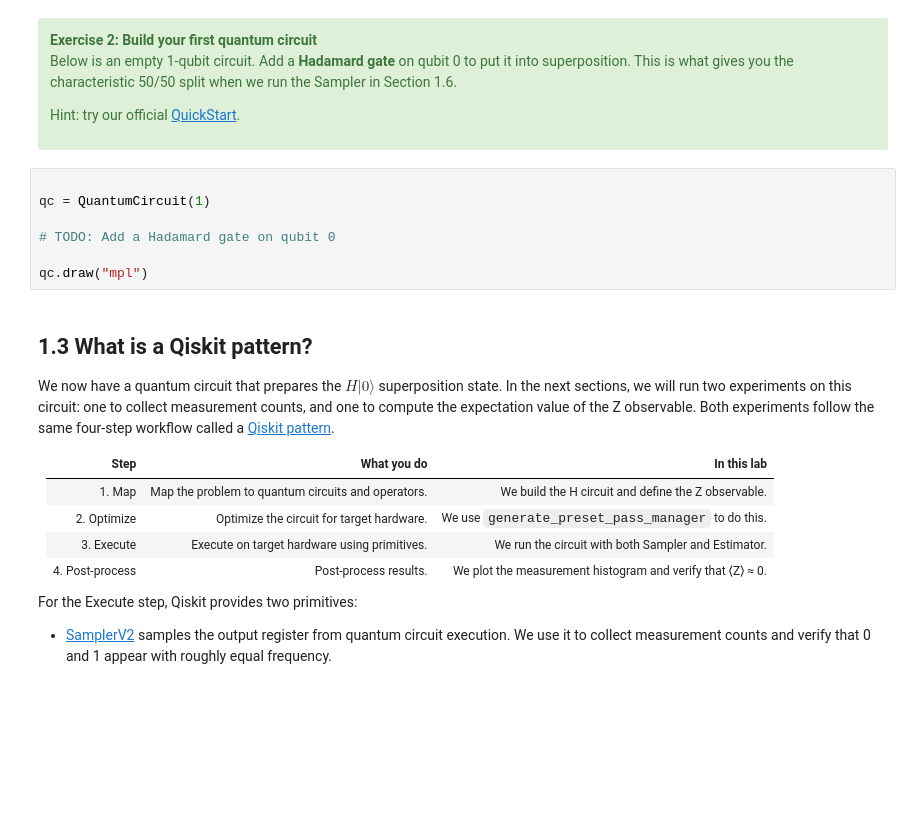
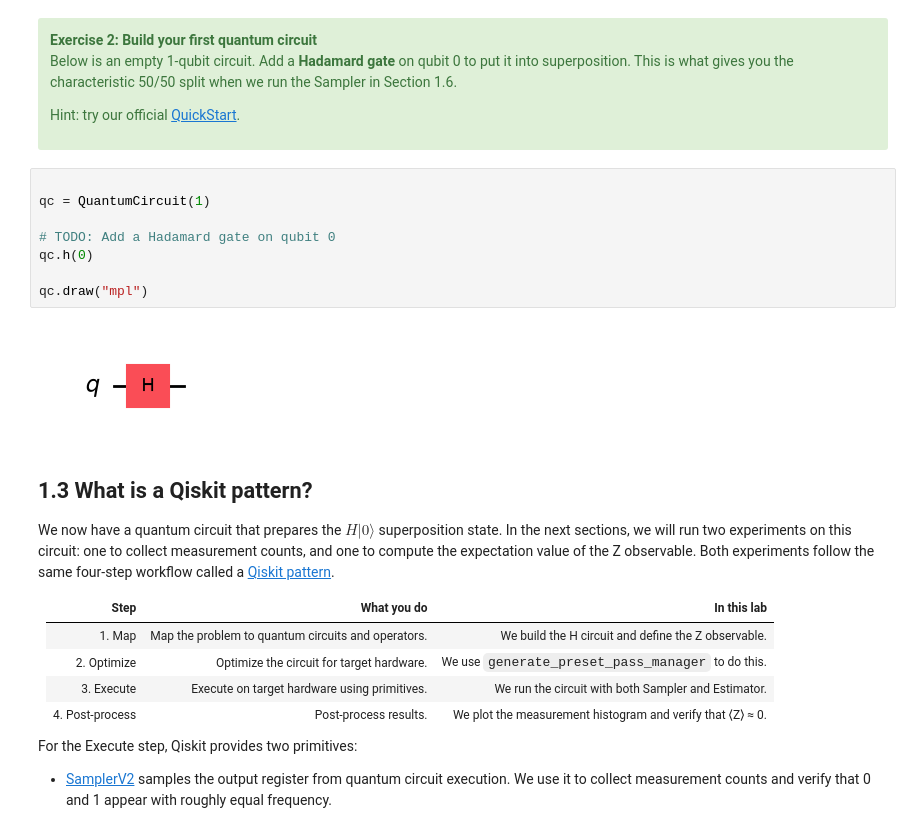
Before and after one commit to kqtiiv/a-decade-on-the-cloud, a Jupyter notebook: lab0/QGSS2026_Lab0.ipynb, the cells around one changed output. Drawn from its saved outputs; the diff is of its cells as text; blank space fills up the shorter version.

```diff
--- a/lab0/QGSS2026_Lab0.ipynb
+++ b/lab0/QGSS2026_Lab0.ipynb
@@ -197,10 +194,13 @@ Hint: try our official [QuickStart](https://quantum.cloud.ibm.com/docs/guides/qu
 # %%
 
 qc = QuantumCircuit(1)
 
 # TODO: Add a Hadamard gate on qubit 0
+qc.h(0)
 
 qc.draw("mpl")
+# %% [output]
+[figure, added]
 # %% [markdown]
 ## 1.3 What is a Qiskit pattern?
 
```
Also changed, not shown: parts of 22 cells of this notebook, 10 other files.
